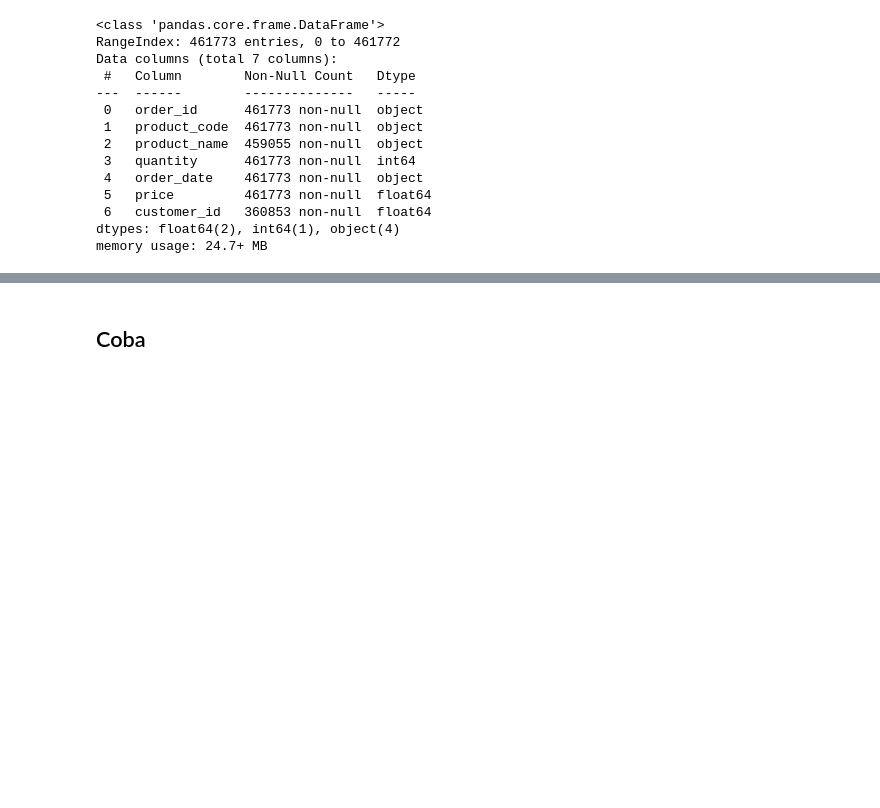
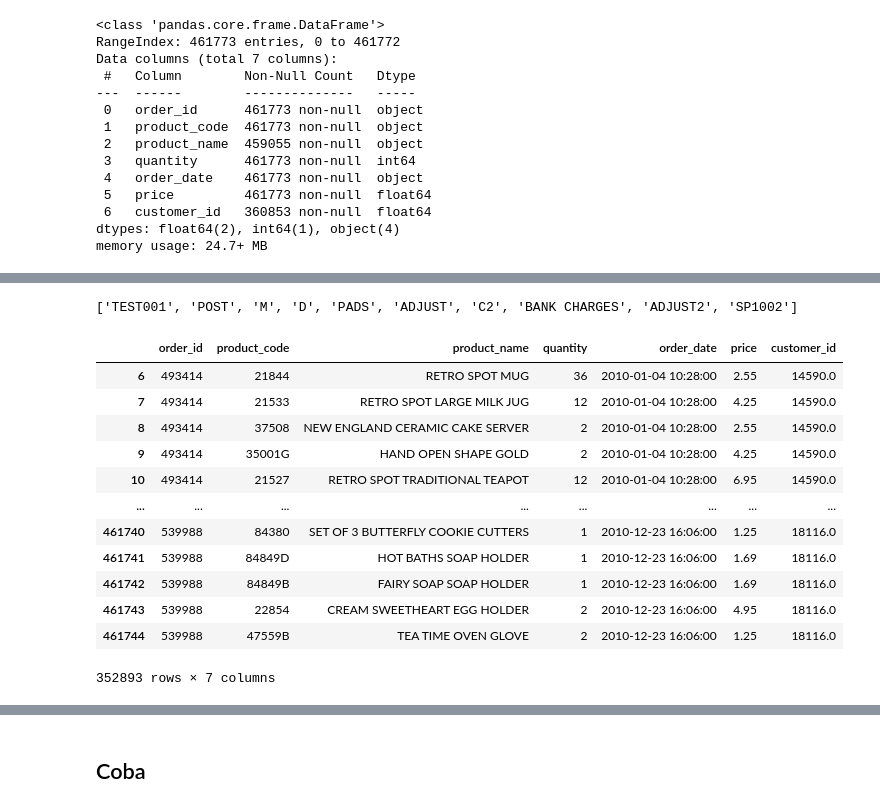
Before and after one commit to enthokz/Cohort-Analysis, a Jupyter notebook: MySkill/User Retention Analysis.ipynb, the cells around one changed output, grey strips where cells are left out. Cells and saved outputs as stored; diff of their text form; code cells hidden in the pictures; blank space fills up the shorter version.

```diff
--- a/MySkill/User Retention Analysis.ipynb
+++ b/MySkill/User Retention Analysis.ipynb
@@ -53,3 +68,10 @@ memory usage: 24.7+ MB
 # %%
-#
+# Order ID check
+
+pop=[]
+for i in data['order_id']:
+    op=re.findall(r'\D',i)
+    if op not in pop and op!=[]:
+        pop.append(op)
+print(pop)
 # %% [output]
@@ -69,0 +89,9 @@ memory usage: 22.0+ MB
+# %%
+# Product Code Check
+
+pup=[]
+for i in data['product_code']:
+    op=re.findall(r'^([A-Za-z])[A-Za-z]*\d*\D*+$',i)
+    if i not in pup and op!=[]:
+        pup.append(i)
+print(pup)
@@ -69,0 +150,5 @@ memory usage: 22.0+ MB
+# %%
+# Drop All missing value
+datac=data.copy()
+datac= datac.dropna()
+datac.info()
@@ -69,0 +170,34 @@ memory usage: 22.0+ MB
+# %%
+# Check Again Unnecessary value
+
+puc=[]
+for i in datac['product_code']:
+    op=re.findall(r'^([A-Za-z])[A-Za-z]*\d*\D*+$',i)
+    if i not in puc and op!=[]:
+        puc.append(i)
+print(puc)
+# %% [output]
+['TEST001', 'POST', 'M', 'D', 'PADS', 'ADJUST', 'C2', 'BANK CHARGES', 'ADJUST2', 'SP1002']
+# %%
+# Drop All Unnecesssary values
+seperate='|'
+pilter= seperate.join(puc)
+pilter
+
+datac= datac[~(datac['product_name'].str.lower().str.contains('adjust|test',case=False) |
+             datac['order_id'].str.lower().str.contains('c|a', case=False))]
+datac
+# %% [output]
+|  | order_id | product_code | product_name | quantity | order_date | price | customer_id |
+| 6 | 493414 | 21844 | RETRO SPOT MUG | 36 | 2010-01-04 10:28:00 | 2.55 | 14590.0 |
+| 7 | 493414 | 21533 | RETRO SPOT LARGE MILK JUG | 12 | 2010-01-04 10:28:00 | 4.25 | 14590.0 |
+| 8 | 493414 | 37508 | NEW ENGLAND CERAMIC CAKE SERVER | 2 | 2010-01-04 10:28:00 | 2.55 | 14590.0 |
+| 9 | 493414 | 35001G | HAND OPEN SHAPE GOLD | 2 | 2010-01-04 10:28:00 | 4.25 | 14590.0 |
+| 10 | 493414 | 21527 | RETRO SPOT TRADITIONAL TEAPOT | 12 | 2010-01-04 10:28:00 | 6.95 | 14590.0 |
+| ... | ... | ... | ... | ... | ... | ... | ... |
+| 461740 | 539988 | 84380 | SET OF 3 BUTTERFLY COOKIE CUTTERS | 1 | 2010-12-23 16:06:00 | 1.25 | 18116.0 |
+| 461741 | 539988 | 84849D | HOT BATHS SOAP HOLDER | 1 | 2010-12-23 16:06:00 | 1.69 | 18116.0 |
+| 461742 | 539988 | 84849B | FAIRY SOAP SOAP HOLDER | 1 | 2010-12-23 16:06:00 | 1.69 | 18116.0 |
+| 461743 | 539988 | 22854 | CREAM SWEETHEART EGG HOLDER | 2 | 2010-12-23 16:06:00 | 4.95 | 18116.0 |
+| 461744 | 539988 | 47559B | TEA TIME OVEN GLOVE | 2 | 2010-12-23 16:06:00 | 1.25 | 18116.0 |
+352893 rows × 7 columns
```
Also changed, not shown: parts of 25 cells of this notebook.
